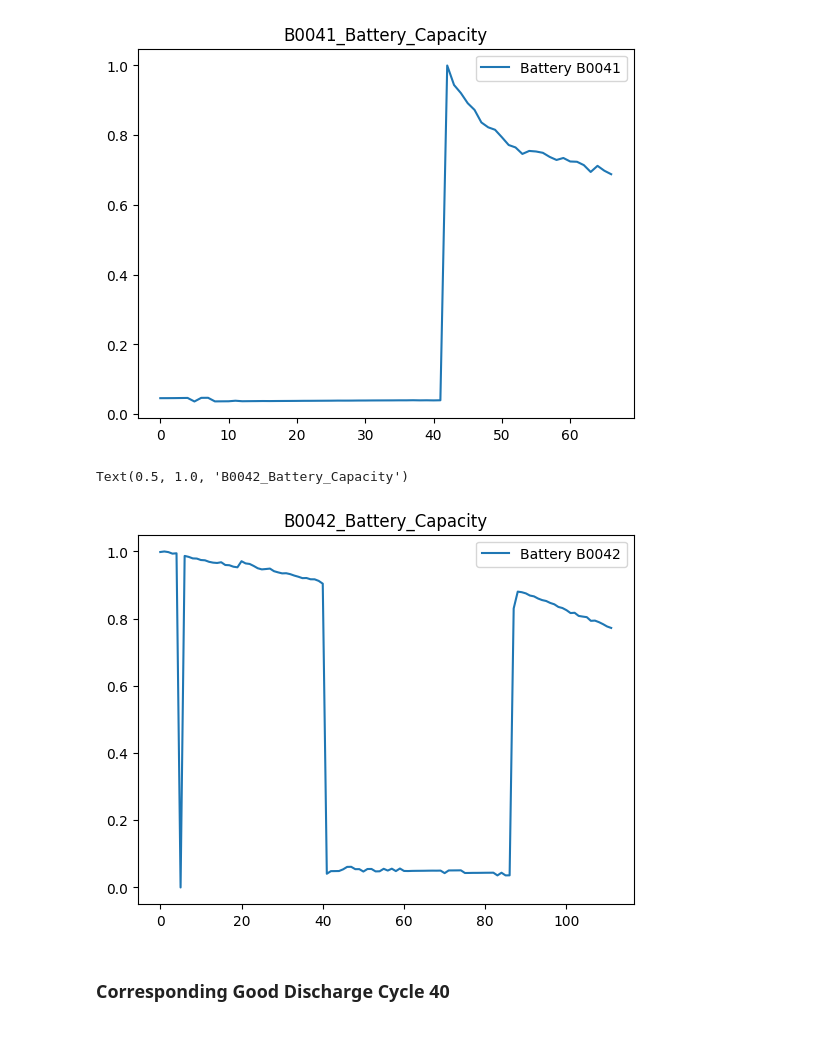
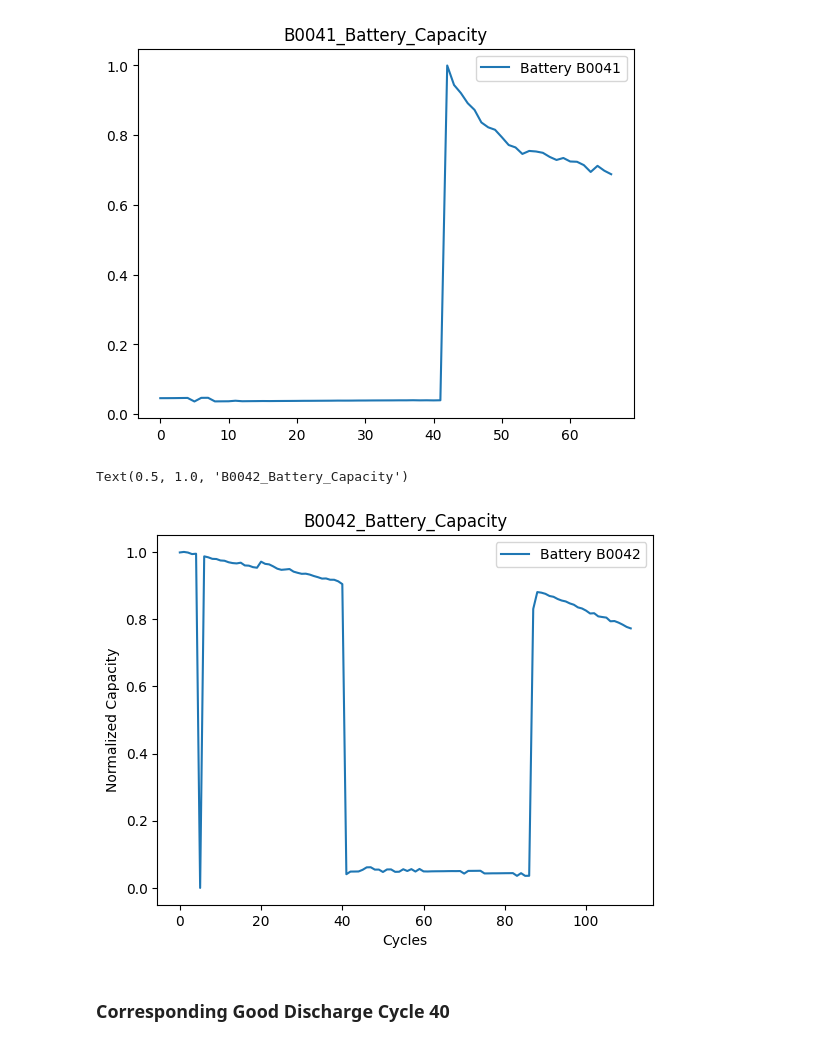
Before and after one commit to ahmedashfaq0312/ASR-Automatic-Speech-Recognition-, a Jupyter notebook: nasa-analysis.ipynb, the cells around one changed output. Saved outputs shown, nothing was run; the diff lists cells and outputs as text; code cells hidden in the pictures.

```diff
--- a/nasa-analysis.ipynb
+++ b/nasa-analysis.ipynb
@@ -122,12 +122,14 @@ Text(0.5, 1.0, 'B0041_Battery_Capacity')
 # %%
 bat_id = "B0042"
 plt.figure()
 plt.plot(nasa.capacities[bat_id], label=f"Battery {bat_id}")
 plt.legend()
+plt.xlabel("Cycles")
+plt.ylabel("Normalized Capacity")
 plt.title(f"{bat_id}_Battery_Capacity")
 # %% [output]
 Text(0.5, 1.0, 'B0042_Battery_Capacity')
-[figure, old version]
+[figure, new version]
 # %% [markdown]
 ### Corresponding Good Discharge Cycle 40
 # %%
```
Also changed, not shown: 1 other file.
